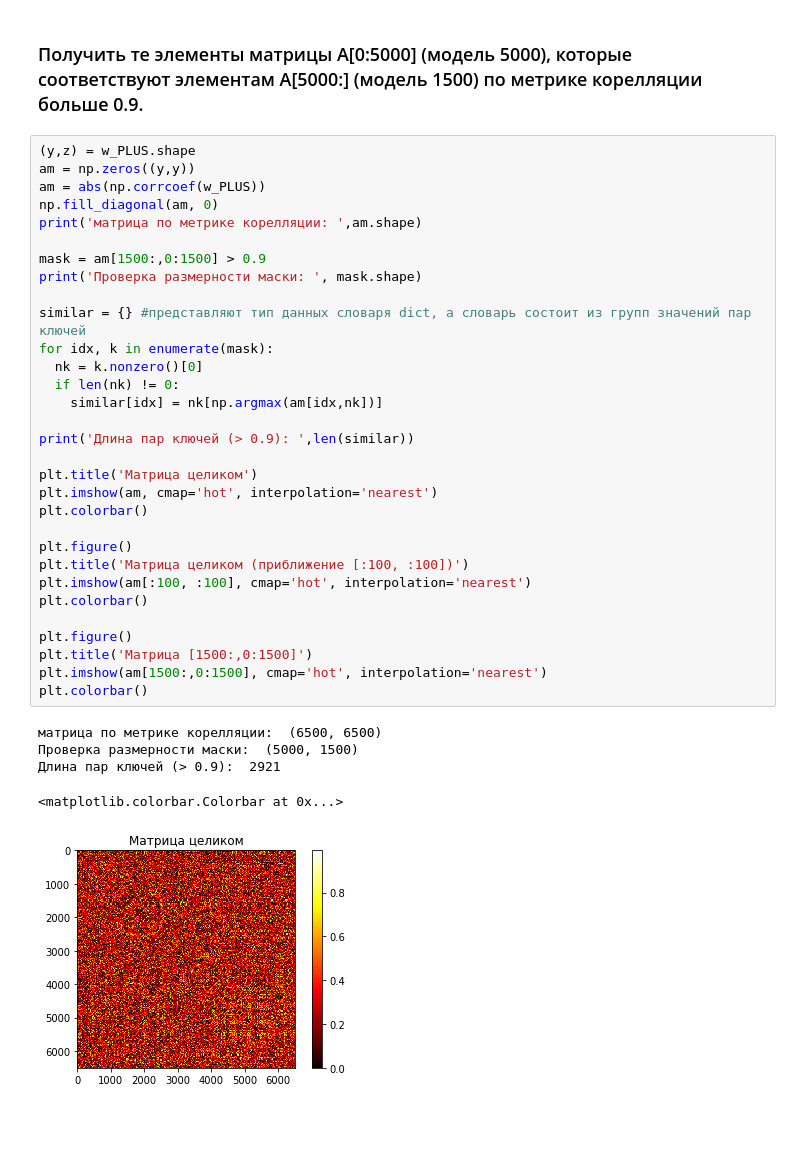
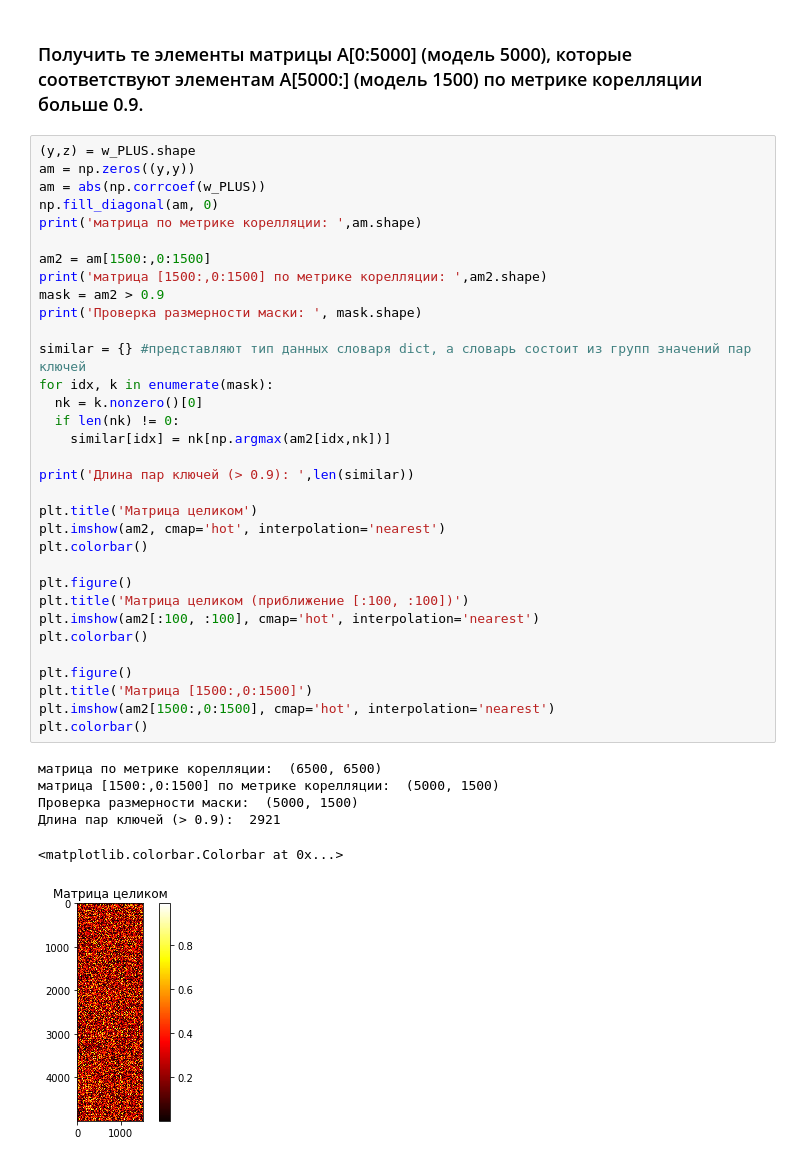
Before and after one commit to helenross636/magic_season, a Jupyter notebook: #Task15.ipynb, the cells around one changed output. Cells and saved outputs as stored; diff of their text form; blank space fills up the shorter version.

```diff
--- a/#Task15.ipynb
+++ b/#Task15.ipynb
@@ -75,36 +75,39 @@ plt.grid(True)
 (y,z) = w_PLUS.shape
 am = np.zeros((y,y))
 am = abs(np.corrcoef(w_PLUS))
 np.fill_diagonal(am, 0)
 print('матрица по метрике корелляции: ',am.shape)
 
-mask = am[1500:,0:1500] > 0.9
+am2 = am[1500:,0:1500]
+print('матрица [1500:,0:1500] по метрике корелляции: ',am2.shape)
+mask = am2 > 0.9
 print('Проверка размерности маски: ', mask.shape)
 
 similar = {} #представляют тип данных словаря dict, а словарь состоит из групп значений пар ключей
 for idx, k in enumerate(mask):
   nk = k.nonzero()[0]
   if len(nk) != 0:
-    similar[idx] = nk[np.argmax(am[idx,nk])]
+    similar[idx] = nk[np.argmax(am2[idx,nk])]
 
 print('Длина пар ключей (> 0.9): ',len(similar))
 
 plt.title('Матрица целиком')
-plt.imshow(am, cmap='hot', interpolation='nearest')
+plt.imshow(am2, cmap='hot', interpolation='nearest')
 plt.colorbar()
 
 plt.figure()
 plt.title('Матрица целиком (приближение [:100, :100])')
-plt.imshow(am[:100, :100], cmap='hot', interpolation='nearest')
+plt.imshow(am2[:100, :100], cmap='hot', interpolation='nearest')
 plt.colorbar()
 
 plt.figure()
 plt.title('Матрица [1500:,0:1500]')
-plt.imshow(am[1500:,0:1500], cmap='hot', interpolation='nearest')
+plt.imshow(am2[1500:,0:1500], cmap='hot', interpolation='nearest')
 plt.colorbar()
 # %% [output]
 матрица по метрике корелляции:  (6500, 6500)
+матрица [1500:,0:1500] по метрике корелляции:  (5000, 1500)
 Проверка размерности маски:  (5000, 1500)
 Длина пар ключей (> 0.9):  2921
 <matplotlib.colorbar.Colorbar at 0x...>
-[figure, old version]
+[figure, new version]
```
Also changed, not shown: parts of 3 cells of this notebook.
